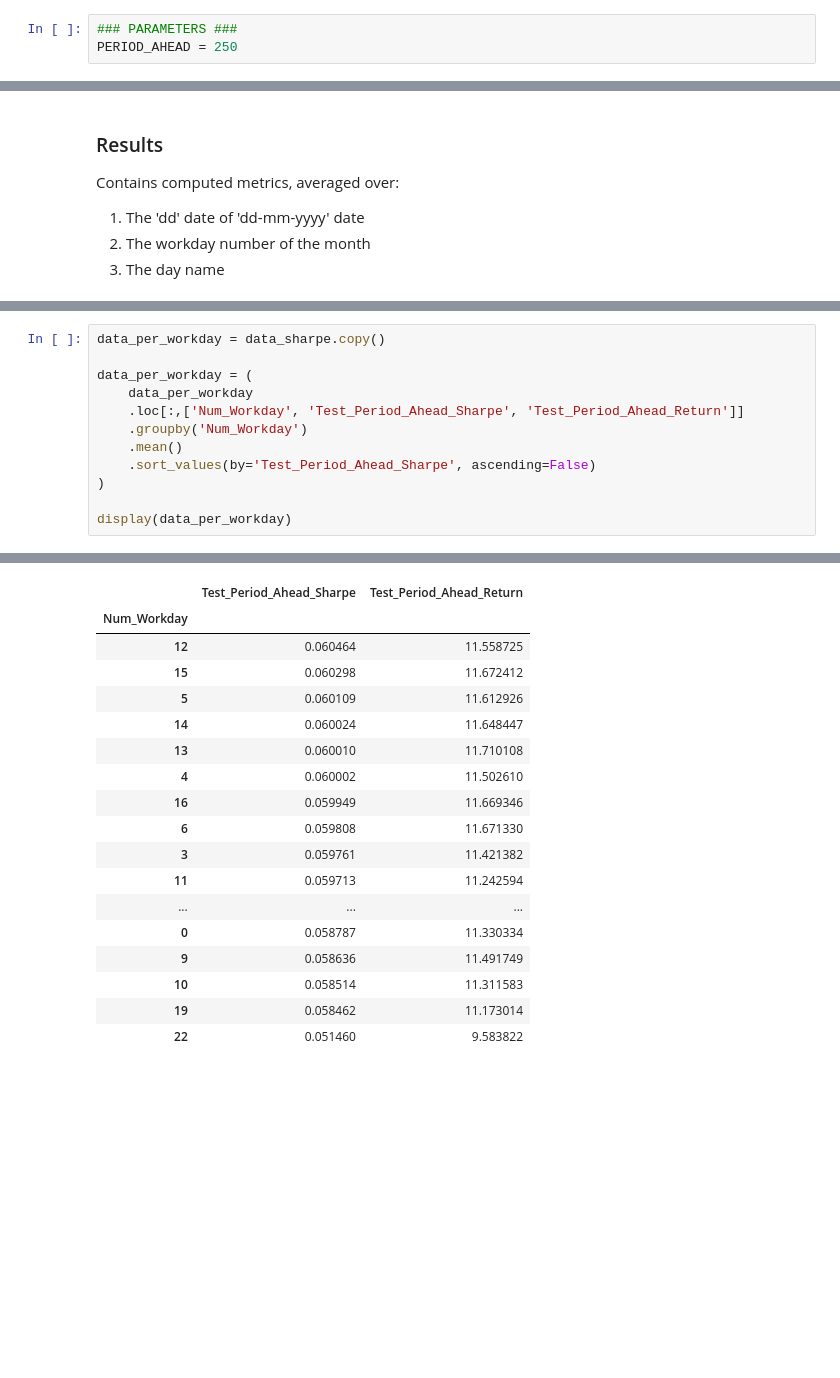
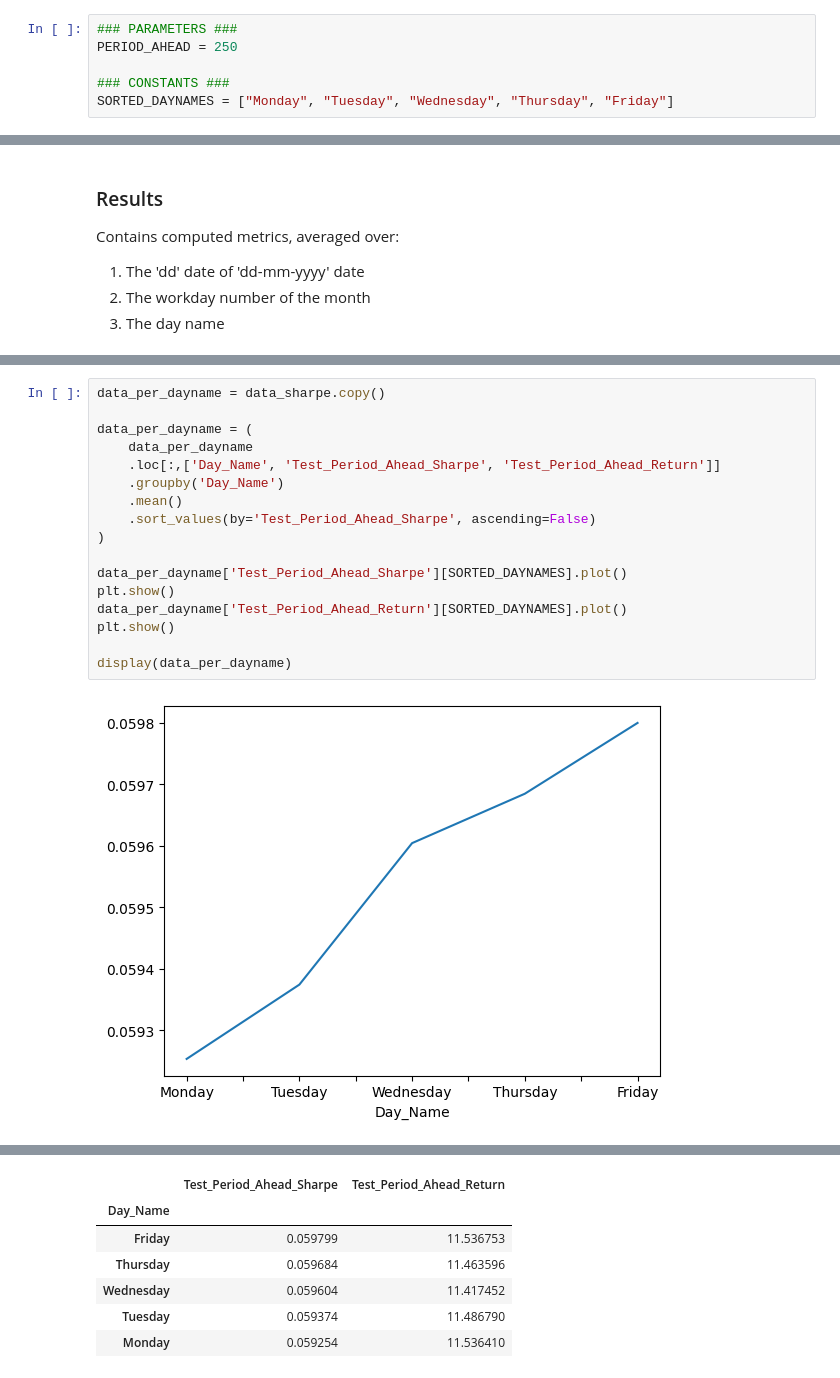
Before and after one commit to fabianbermana/seasonality_analysis, a Jupyter notebook: src/day_of_month.ipynb, the cells around one changed output, grey strips where cells are left out. Cells and saved outputs as stored; diff of their text form; blank space fills up the shorter version.

```diff
--- a/src/day_of_month.ipynb
+++ b/src/day_of_month.ipynb
@@ -15,6 +16,9 @@ import numpy as np
 # %%
 ### PARAMETERS ###
 PERIOD_AHEAD = 250
+
+### CONSTANTS ###
+SORTED_DAYNAMES = ["Monday", "Tuesday", "Wednesday", "Thursday", "Friday"]
 # %%
 DATA = (
     pd.read_csv('../data/SP500_TRI.csv')
@@ -276,13 +325,19 @@ display(data_per_workday)
 # %%
-data_per_workday = data_sharpe.copy()
+data_per_dayname = data_sharpe.copy()
 
-data_per_workday = (
-    data_per_workday
-    .loc[:,['Num_Workday', 'Test_Period_Ahead_Sharpe', 'Test_Period_Ahead_Return']]
-    .groupby('Num_Workday')
+data_per_dayname = (
+    data_per_dayname
+    .loc[:,['Day_Name', 'Test_Period_Ahead_Sharpe', 'Test_Period_Ahead_Return']]
+    .groupby('Day_Name')
     .mean()
     .sort_values(by='Test_Period_Ahead_Sharpe', ascending=False)
 )
 
-display(data_per_workday)
+data_per_dayname['Test_Period_Ahead_Sharpe'][SORTED_DAYNAMES].plot()
+plt.show()
+data_per_dayname['Test_Period_Ahead_Return'][SORTED_DAYNAMES].plot()
+plt.show()
+
+display(data_per_dayname)
 # %% [output]
+[figure, added]
@@ -289,18 +345,7 @@ display(data_per_workday)
 |  | Test_Period_Ahead_Sharpe | Test_Period_Ahead_Return |
-| Num_Workday |  |  |
-| 12 | 0.060464 | 11.558725 |
-| 15 | 0.060298 | 11.672412 |
-| 5 | 0.060109 | 11.612926 |
-| 14 | 0.060024 | 11.648447 |
-| 13 | 0.060010 | 11.710108 |
-| 4 | 0.060002 | 11.502610 |
-| 16 | 0.059949 | 11.669346 |
-| 6 | 0.059808 | 11.671330 |
-| 3 | 0.059761 | 11.421382 |
-| 11 | 0.059713 | 11.242594 |
-| ... | ... | ... |
-| 0 | 0.058787 | 11.330334 |
-| 9 | 0.058636 | 11.491749 |
-| 10 | 0.058514 | 11.311583 |
-| 19 | 0.058462 | 11.173014 |
-| 22 | 0.051460 | 9.583822 |
+| Day_Name |  |  |
+| Friday | 0.059799 | 11.536753 |
+| Thursday | 0.059684 | 11.463596 |
+| Wednesday | 0.059604 | 11.417452 |
+| Tuesday | 0.059374 | 11.486790 |
+| Monday | 0.059254 | 11.536410 |
```
Also changed, not shown: parts of 5 cells of this notebook, 2 other files.
